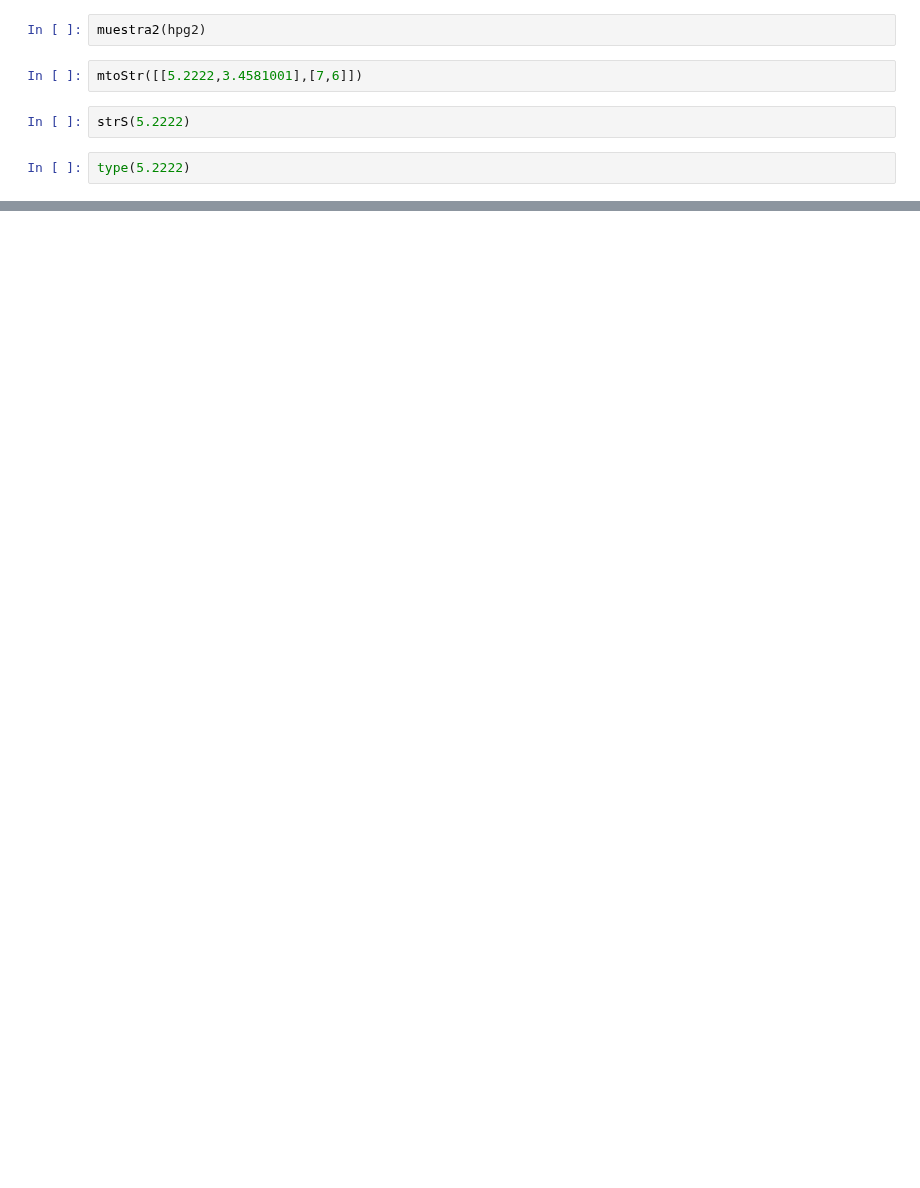
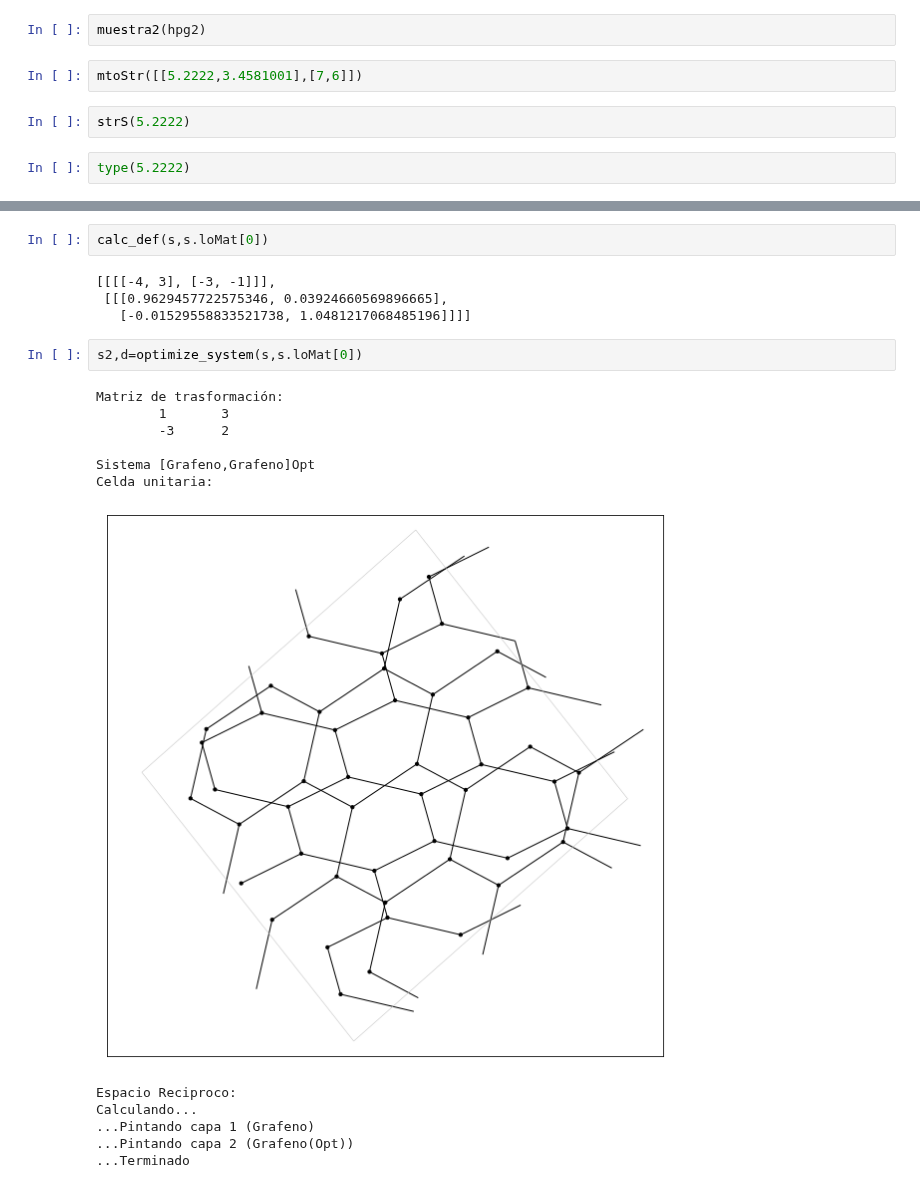
Before and after one commit to OssielAg/SS, a Jupyter notebook: SuperCell/MasCambios.ipynb, the cells around one changed output, grey strips where cells are left out. Saved outputs shown, nothing was run; the diff lists cells and outputs as text; blank space fills up the shorter version.

```diff
--- a/SuperCell/MasCambios.ipynb
+++ b/SuperCell/MasCambios.ipynb
@@ -268,0 +324,21 @@ Red Grafeno Original:
+# %%
+calc_def(s,s.loMat[0])
+# %% [output]
+[[[[-4, 3], [-3, -1]]],
+ [[[0.9629457722575346, 0.03924660569896665],
+   [-0.01529558833521738, 1.0481217068485196]]]]
+# %%
+s2,d=optimize_system(s,s.loMat[0])
+# %% [output]
+Matriz de trasformación:
+        1       3
+        -3      2
+
+Sistema [Grafeno,Grafeno]Opt
+Celda unitaria:
+[figure, added]
+Espacio Reciproco:
+Calculando...
+...Pintando capa 1 (Grafeno)
+...Pintando capa 2 (Grafeno(Opt))
+...Terminado
```
Also changed, not shown: parts of 39 cells of this notebook, 2 other files.
